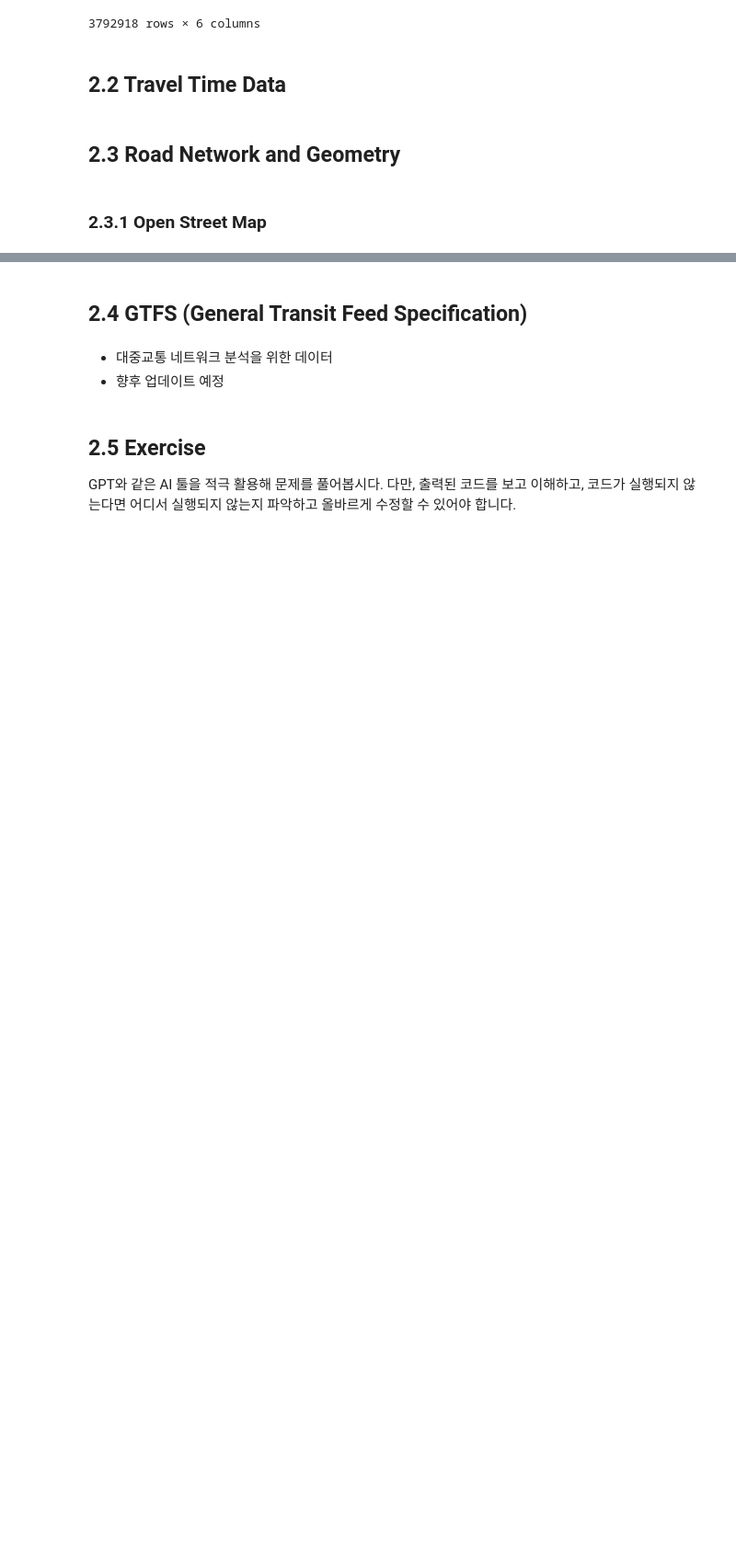
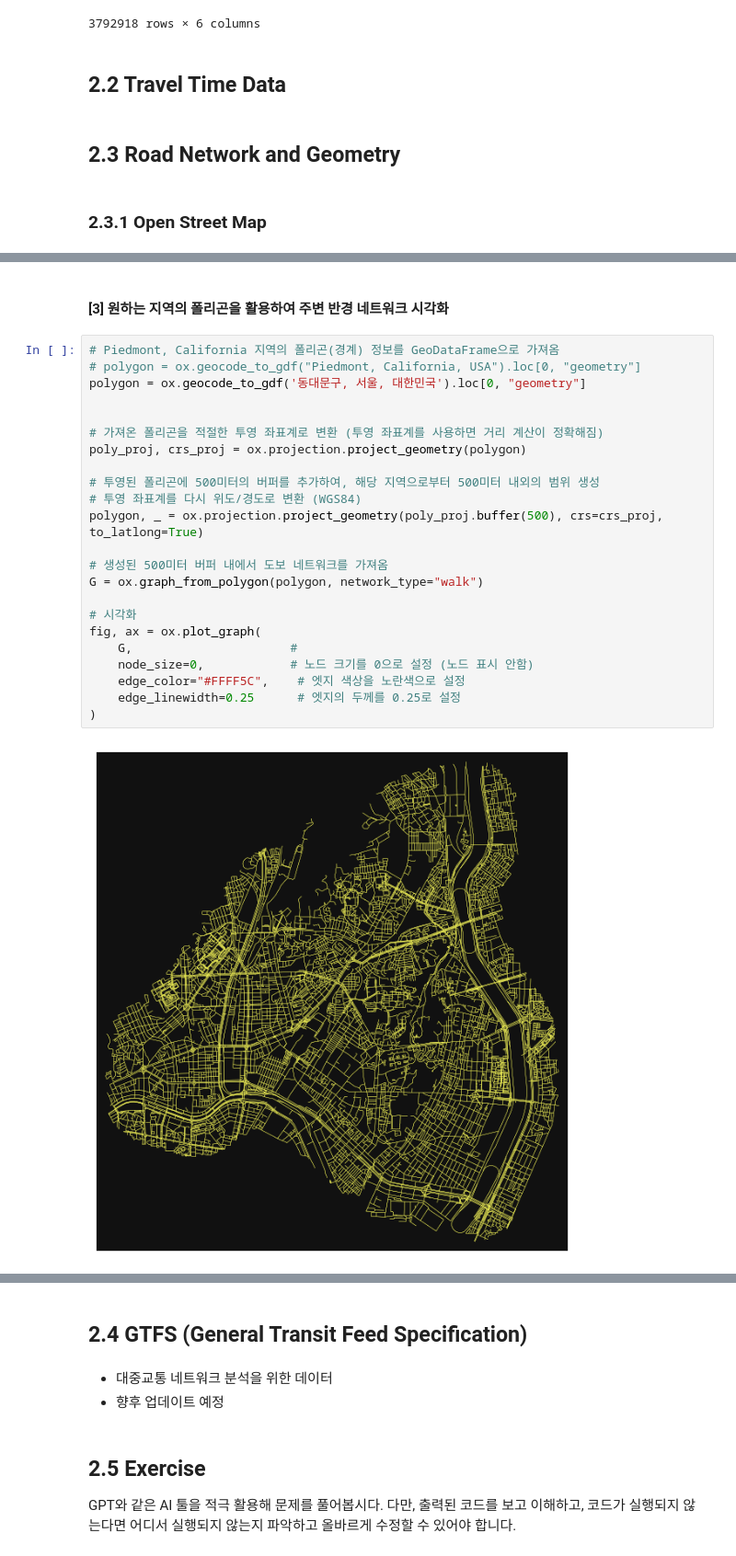
Before and after one commit to jihoyeo/mobility-simulation-book, a Jupyter notebook: _sources/ko/chapter2.ipynb, the cells around one changed output, grey strips where cells are left out. Shown at 92% size. Saved outputs shown, nothing was run; the diff lists cells and outputs as text; blank space fills up the shorter version.

```diff
--- a/_sources/ko/chapter2.ipynb
+++ b/_sources/ko/chapter2.ipynb
@@ -108,0 +143,27 @@ OSMnx 이용해서 그래프 분석하고, 지난번 세미나 때 했던 간소
+# %% [markdown]
+#### [3] 원하는 지역의 폴리곤을 활용하여 주변 반경 네트워크 시각화
+# %%
+# Piedmont, California 지역의 폴리곤(경계) 정보를 GeoDataFrame으로 가져옴
+# polygon = ox.geocode_to_gdf("Piedmont, California, USA").loc[0, "geometry"]
+polygon = ox.geocode_to_gdf('동대문구, 서울, 대한민국').loc[0, "geometry"]
+
+
+# 가져온 폴리곤을 적절한 투영 좌표계로 변환 (투영 좌표계를 사용하면 거리 계산이 정확해짐)
+poly_proj, crs_proj = ox.projection.project_geometry(polygon)
+
+# 투영된 폴리곤에 500미터의 버퍼를 추가하여, 해당 지역으로부터 500미터 내외의 범위 생성
+# 투영 좌표계를 다시 위도/경도로 변환 (WGS84)
+polygon, _ = ox.projection.project_geometry(poly_proj.buffer(500), crs=crs_proj, to_latlong=True)
+
+# 생성된 500미터 버퍼 내에서 도보 네트워크를 가져옴
+G = ox.graph_from_polygon(polygon, network_type="walk")
+
+# 시각화
+fig, ax = ox.plot_graph(
+    G,                      #
+    node_size=0,            # 노드 크기를 0으로 설정 (노드 표시 안함)
+    edge_color="#FFFF5C",    # 엣지 색상을 노란색으로 설정
+    edge_linewidth=0.25      # 엣지의 두께를 0.25로 설정
+)
+# %% [output]
+[figure, added]
```
Also changed, not shown: parts of 36 cells of this notebook, 14 other files.
